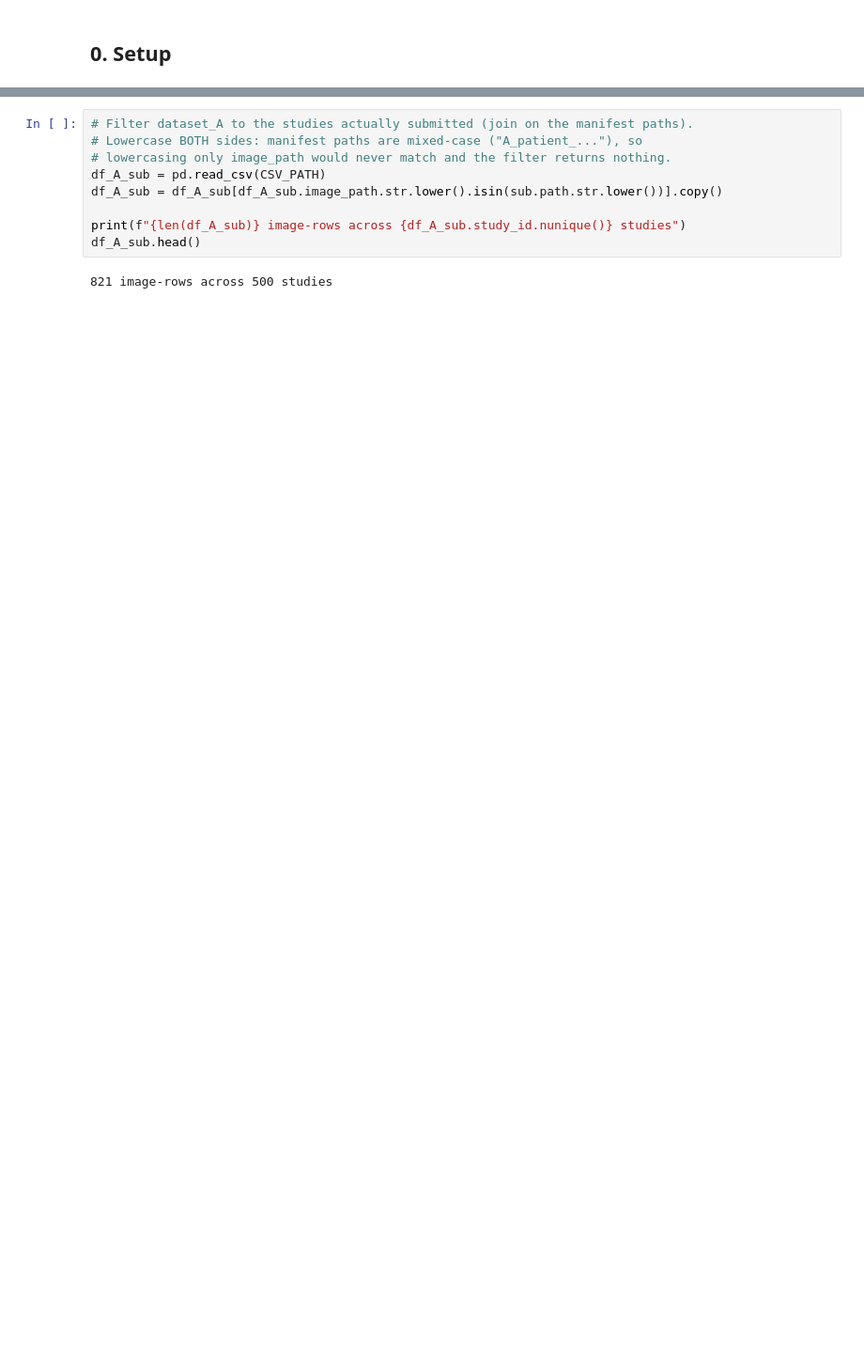
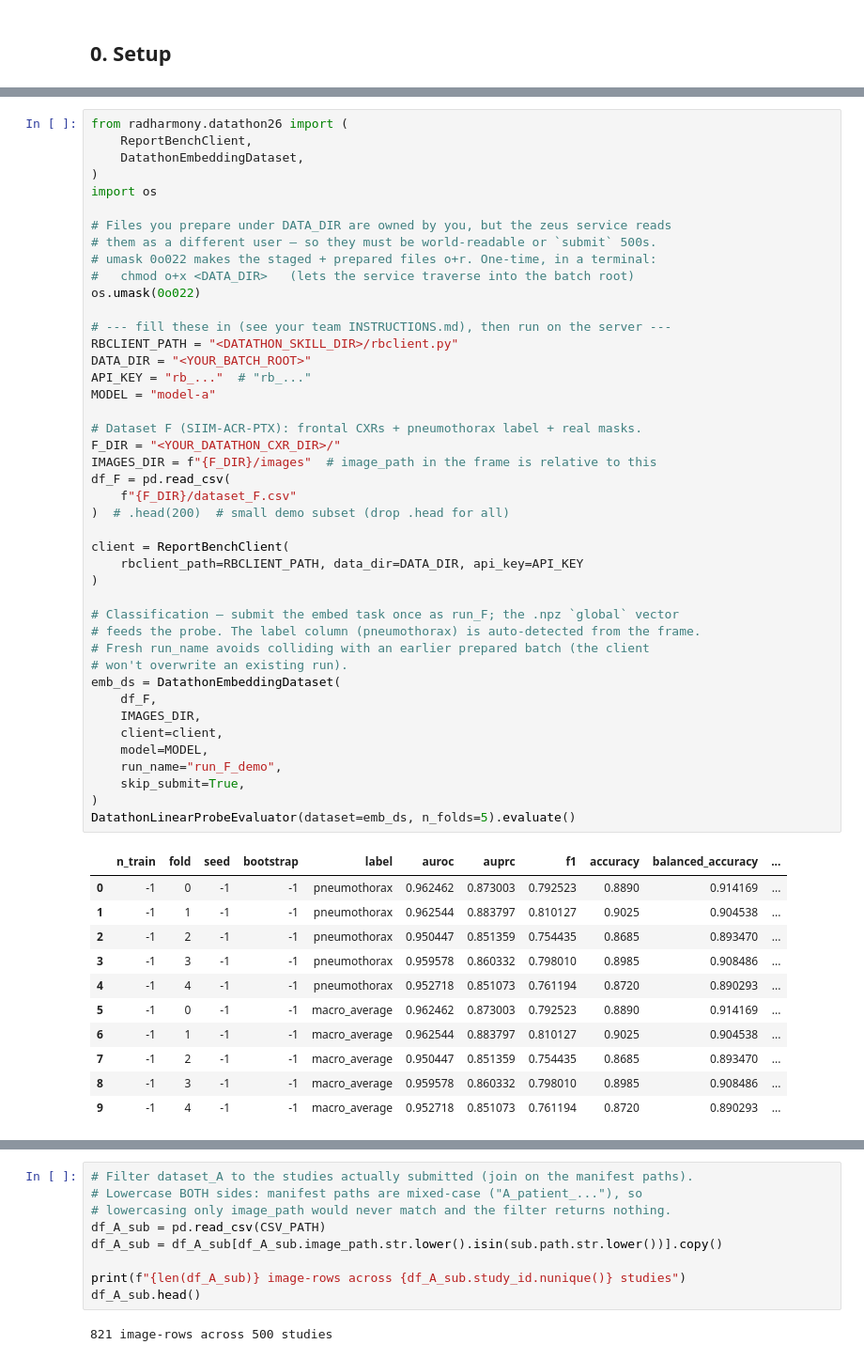
Before and after one commit to f10409/RadHarmony, a Jupyter notebook: datathon26/demo_datathon_evaluators.ipynb, the cells around one changed output, grey strips where cells are left out. Shown at 94% size. Drawn from its saved outputs; the diff is of its cells as text; blank space fills up the shorter version.

```diff
--- a/datathon26/demo_datathon_evaluators.ipynb
+++ b/datathon26/demo_datathon_evaluators.ipynb
@@ -362,0 +75,55 @@ Registry keys (for `resolve_dataset` / `resolve_evaluator`):
+# %%
+from radharmony.datathon26 import (
+    ReportBenchClient,
+    DatathonEmbeddingDataset,
+)
+import os
+
+# Files you prepare under DATA_DIR are owned by you, but the zeus service reads
+# them as a different user — so they must be world-readable or `submit` 500s.
+# umask 0o022 makes the staged + prepared files o+r. One-time, in a terminal:
+#   chmod o+x <DATA_DIR>   (lets the service traverse into the batch root)
+os.umask(0o022)
+
+# --- fill these in (see your team INSTRUCTIONS.md), then run on the server ---
+RBCLIENT_PATH = "<DATATHON_SKILL_DIR>/rbclient.py"
+DATA_DIR = "<YOUR_BATCH_ROOT>"
+API_KEY = "rb_..."  # "rb_..."
+MODEL = "model-a"
+
+# Dataset F (SIIM-ACR-PTX): frontal CXRs + pneumothorax label + real masks.
+F_DIR = "<YOUR_DATATHON_CXR_DIR>/"
+IMAGES_DIR = f"{F_DIR}/images"  # image_path in the frame is relative to this
+df_F = pd.read_csv(
+    f"{F_DIR}/dataset_F.csv"
+)  # .head(200)  # small demo subset (drop .head for all)
+
+client = ReportBenchClient(
+    rbclient_path=RBCLIENT_PATH, data_dir=DATA_DIR, api_key=API_KEY
+)
+
+# Classification — submit the embed task once as run_F; the .npz `global` vector
+# feeds the probe. The label column (pneumothorax) is auto-detected from the frame.
+# Fresh run_name avoids colliding with an earlier prepared batch (the client
+# won't overwrite an existing run).
+emb_ds = DatathonEmbeddingDataset(
+    df_F,
+    IMAGES_DIR,
+    client=client,
+    model=MODEL,
+    run_name="run_F_demo",
+    skip_submit=True,
+)
+DatathonLinearProbeEvaluator(dataset=emb_ds, n_folds=5).evaluate()
+# %% [output]
+|  | n_train | fold | seed | bootstrap | label | auroc | auprc | f1 | accuracy | balanced_accuracy | ... |
+| 0 | -1 | 0 | -1 | -1 | pneumothorax | 0.962462 | 0.873003 | 0.792523 | 0.8890 | 0.914169 | ... |
+| 1 | -1 | 1 | -1 | -1 | pneumothorax | 0.962544 | 0.883797 | 0.810127 | 0.9025 | 0.904538 | ... |
+| 2 | -1 | 2 | -1 | -1 | pneumothorax | 0.950447 | 0.851359 | 0.754435 | 0.8685 | 0.893470 | ... |
+| 3 | -1 | 3 | -1 | -1 | pneumothorax | 0.959578 | 0.860332 | 0.798010 | 0.8985 | 0.908486 | ... |
+| 4 | -1 | 4 | -1 | -1 | pneumothorax | 0.952718 | 0.851073 | 0.761194 | 0.8720 | 0.890293 | ... |
+| 5 | -1 | 0 | -1 | -1 | macro_average | 0.962462 | 0.873003 | 0.792523 | 0.8890 | 0.914169 | ... |
+| 6 | -1 | 1 | -1 | -1 | macro_average | 0.962544 | 0.883797 | 0.810127 | 0.9025 | 0.904538 | ... |
+| 7 | -1 | 2 | -1 | -1 | macro_average | 0.950447 | 0.851359 | 0.754435 | 0.8685 | 0.893470 | ... |
+| 8 | -1 | 3 | -1 | -1 | macro_average | 0.959578 | 0.860332 | 0.798010 | 0.8985 | 0.908486 | ... |
+| 9 | -1 | 4 | -1 | -1 | macro_average | 0.952718 | 0.851073 | 0.761194 | 0.8720 | 0.890293 | ... |
```
Also changed, not shown: parts of 35 cells of this notebook, 6 other files.
